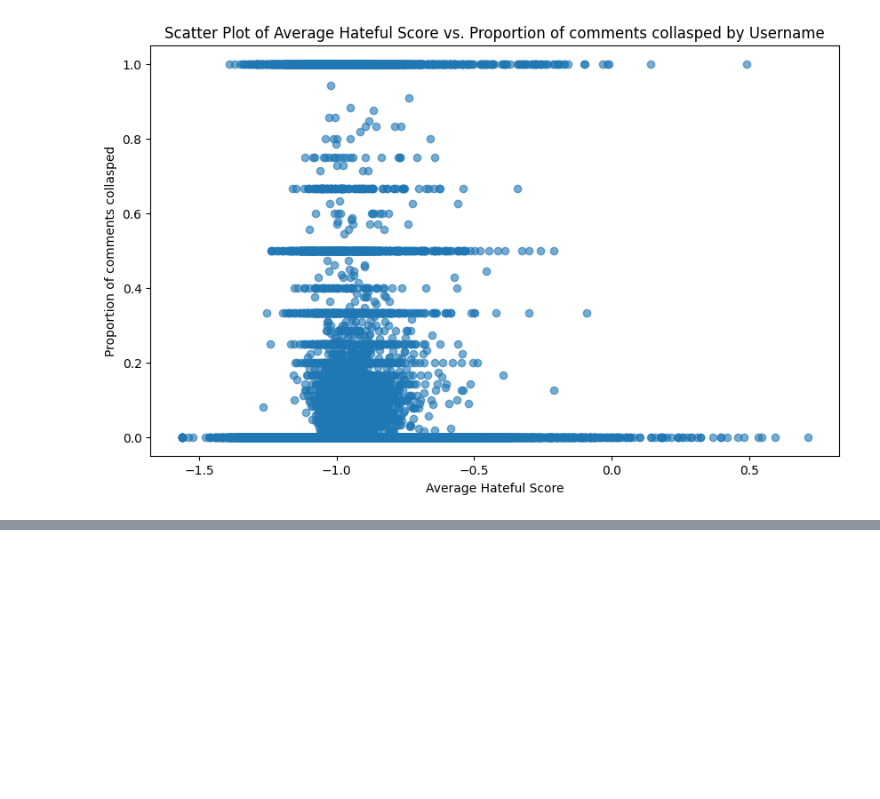
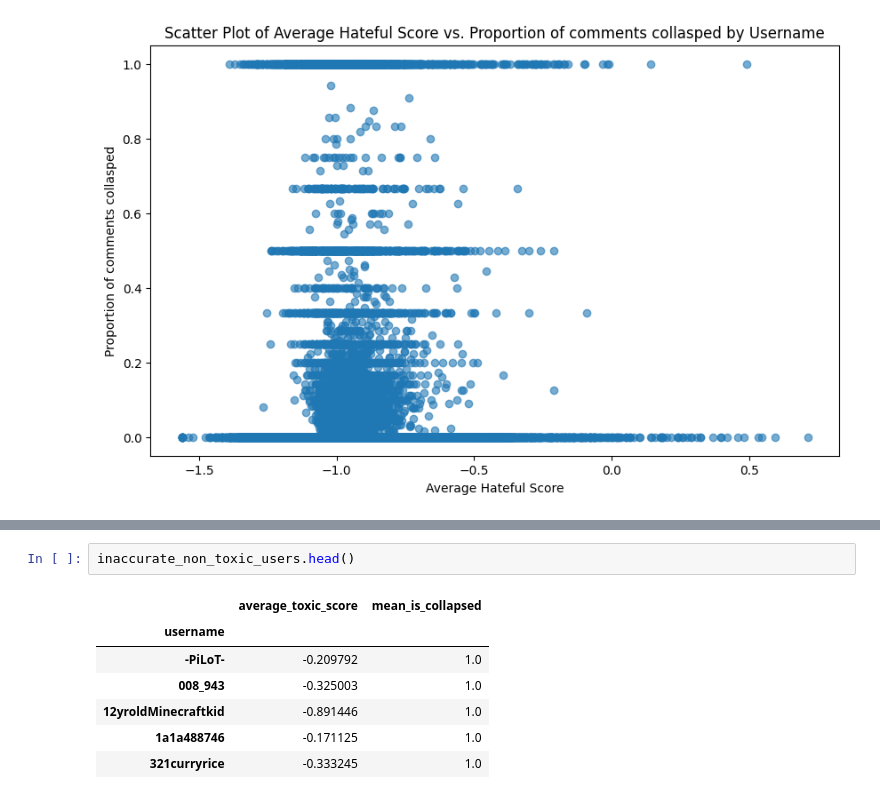
Before and after one commit to rhyden-kx/DSA4264, a Jupyter notebook: eda_2/users.ipynb, the cells around one changed output, grey strips where cells are left out. Cells and saved outputs as stored; diff of their text form; blank space fills up the shorter version.

```diff
--- a/eda_2/users.ipynb
+++ b/eda_2/users.ipynb
@@ -281,0 +304,10 @@ plt.show()
+# %%
+inaccurate_non_toxic_users.head()
+# %% [output]
+|  | average_toxic_score | mean_is_collapsed |
+| username |  |  |
+| -PiLoT- | -0.209792 | 1.0 |
+| 008_943 | -0.325003 | 1.0 |
+| 12yroldMinecraftkid | -0.891446 | 1.0 |
+| 1a1a488746 | -0.171125 | 1.0 |
+| 321curryrice | -0.333245 | 1.0 |
```
Also changed, not shown: parts of 11 cells of this notebook.
